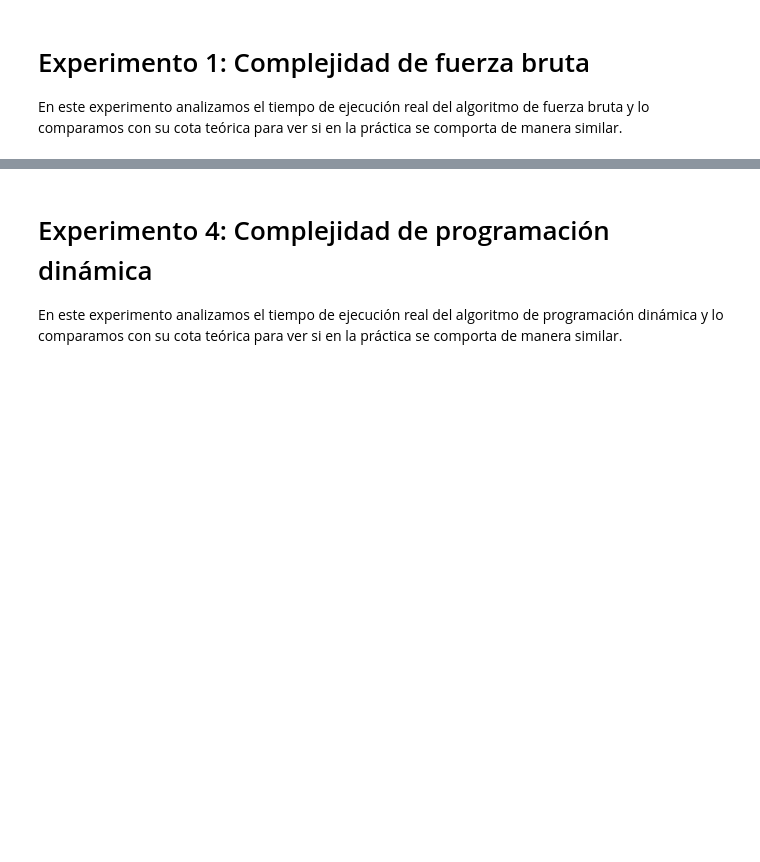
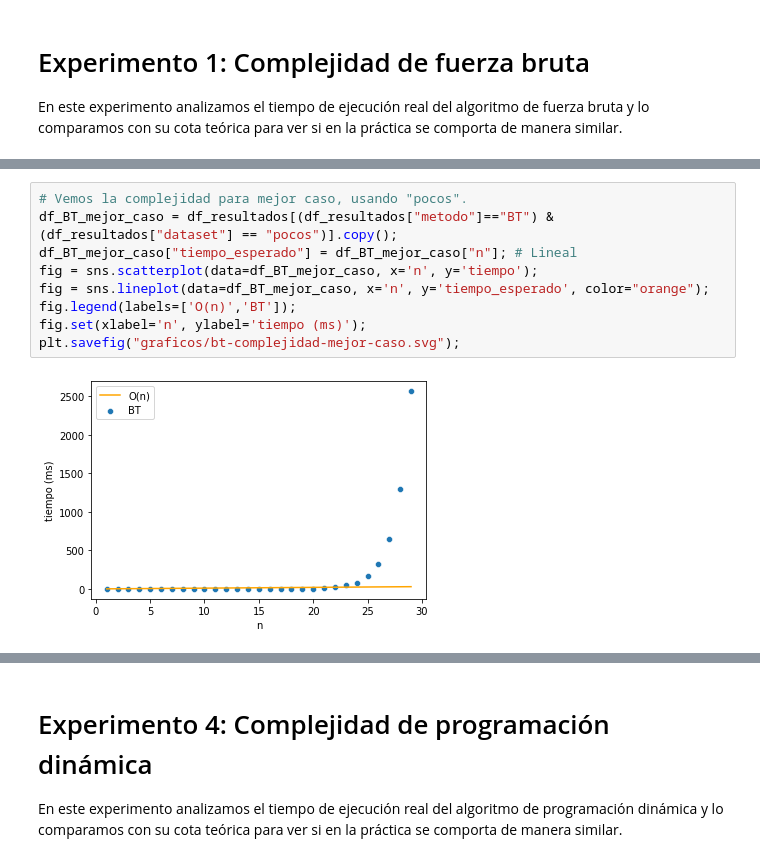
Before and after one commit to mybelgo/algo3tp1, a Jupyter notebook: testCases/generador/analisis.ipynb, the cells around one changed output, grey strips where cells are left out. Drawn from its saved outputs; the diff is of its cells as text; blank space fills up the shorter version.

Commit message:
agrego casos muchos y pocos para fb

```diff
--- a/testCases/generador/analisis.ipynb
+++ b/testCases/generador/analisis.ipynb
@@ -61,0 +62,11 @@ En este experimento evaluamos el método BT con los datasets mejor-caso-bt y peo
+# %%
+# Vemos la complejidad para mejor caso, usando "pocos".
+df_BT_mejor_caso = df_resultados[(df_resultados["metodo"]=="BT") & (df_resultados["dataset"] == "pocos")].copy();
+df_BT_mejor_caso["tiempo_esperado"] = df_BT_mejor_caso["n"]; # Lineal
+fig = sns.scatterplot(data=df_BT_mejor_caso, x='n', y='tiempo');
+fig = sns.lineplot(data=df_BT_mejor_caso, x='n', y='tiempo_esperado', color="orange");
+fig.legend(labels=['O(n)','BT']);
+fig.set(xlabel='n', ylabel='tiempo (ms)');
+plt.savefig("graficos/bt-complejidad-mejor-caso.svg");
+# %% [output]
+[figure, added]
```
Also changed, not shown: parts of 18 cells of this notebook, 16 other files.
